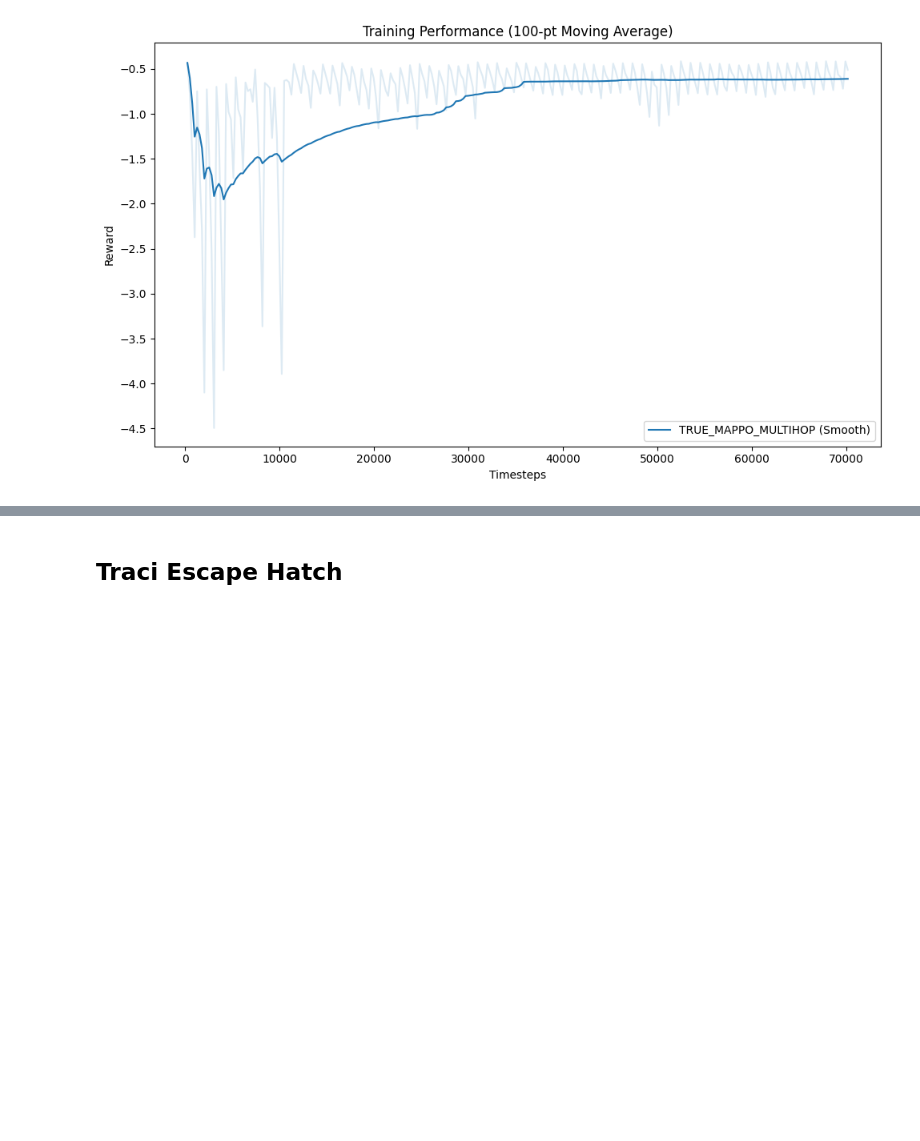
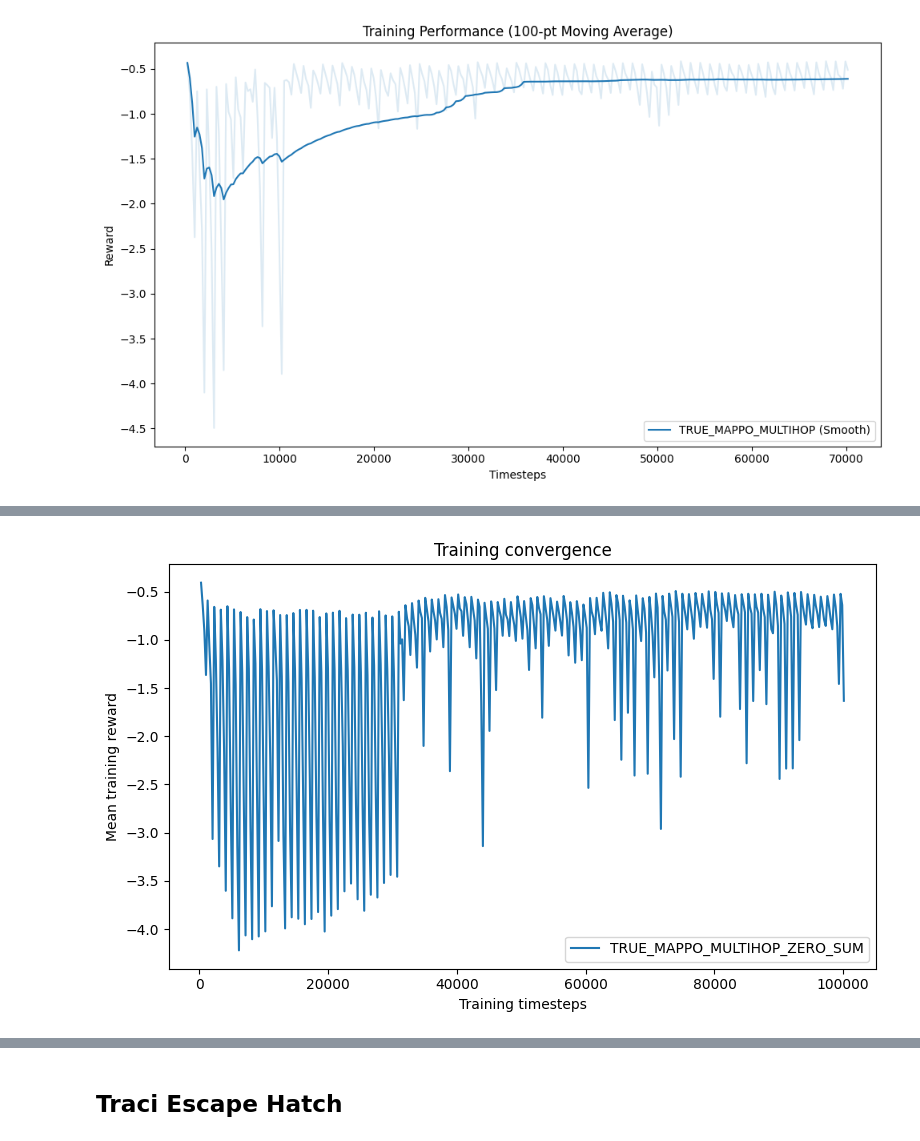
Before and after one commit to abergh18/marl-tsc, a Jupyter notebook: notebooks/het_graph_test_flow.ipynb, the cells around one changed output, grey strips where cells are left out. Cells and saved outputs as stored; diff of their text form; code cells hidden in the pictures; blank space fills up the shorter version.

```diff
--- a/notebooks/het_graph_test_flow.ipynb
+++ b/notebooks/het_graph_test_flow.ipynb
@@ -718,0 +958,5 @@ plt.show()
+# %%
+plot_training_histories(zs_history)
+plt.show()
+# %% [output]
+[figure, added]
```
Also changed, not shown: parts of 37 cells of this notebook.
